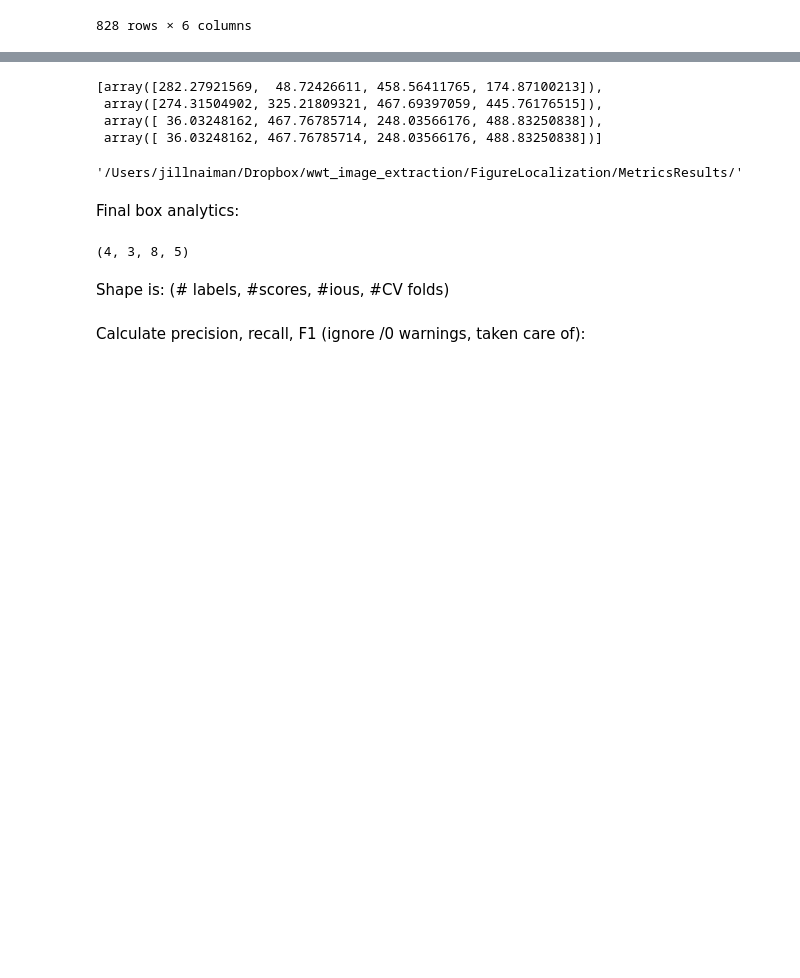
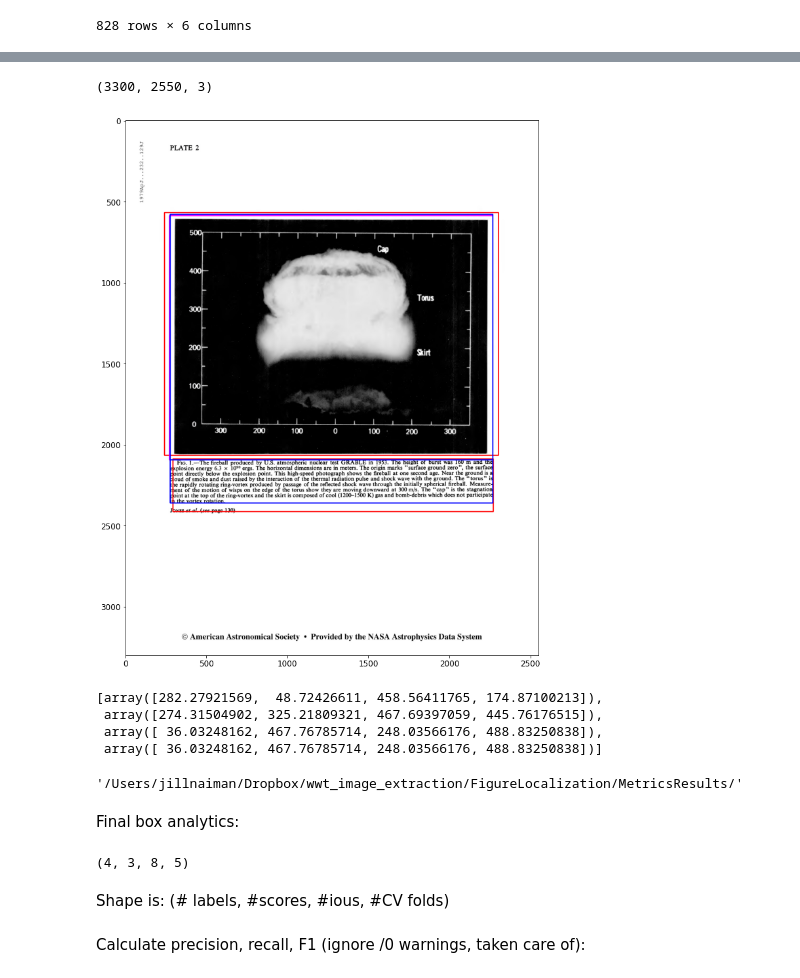
Before and after one commit to ReadingTimeMachine/figure_and_caption_extraction, a Jupyter notebook: misc/calc_metrics_others.ipynb, the cells around one changed output, grey strips where cells are left out. Drawn from its saved outputs; the diff is of its cells as text; code cells hidden in the pictures; blank space fills up the shorter version.

```diff
--- a/misc/calc_metrics_others.ipynb
+++ b/misc/calc_metrics_others.ipynb
@@ -158,0 +163,2 @@ dfall
+# %%
+ind = np.random.randint(0,len(dfall), 1)[0]
@@ -159,3 +175,40 @@ dfall
+# %%
+img.shape
+# %% [output]
+(3300, 2550, 3)
+# %%
+img = np.array(Image.open(config.images_jpeg_dir+ dfall.iloc[ind].name+'.jpeg').convert('RGB'))
+
+#overplot squares
+
+fig, ax = plt.subplots(1,1,figsize=(15,15))
+
+for fb in dfall.iloc[ind]['found_fb']:
+    xmin1 = fb[0]/config.IMAGE_W*img.shape[1]
+    xmax1 = fb[2]/config.IMAGE_W*img.shape[1]
+    ymin1 = fb[1]/config.IMAGE_H*img.shape[0]
+    ymax1 = fb[3]/config.IMAGE_H*img.shape[0]
+    cv.rectangle(img, (round(xmin1), round(ymin1)), (round(xmax1),round(ymax1)), (255, 0, 0), 5)
+
+for fb in dfall.iloc[ind]['found']:
+    xmin1 = fb[0]/config.IMAGE_W*img.shape[1]
+    xmax1 = fb[2]/config.IMAGE_W*img.shape[1]
+    ymin1 = fb[1]/config.IMAGE_H*img.shape[0]
+    ymax1 = fb[3]/config.IMAGE_H*img.shape[0]
+    cv.rectangle(img, (round(xmin1), round(ymin1)), (round(xmax1),round(ymax1)), (255, 0, 255), 5)
+
+for fb in dfall.iloc[ind]['true']:
+    xmin1 = fb[0]/config.IMAGE_W*img.shape[1]
+    xmax1 = fb[2]/config.IMAGE_W*img.shape[1]
+    ymin1 = fb[1]/config.IMAGE_H*img.shape[0]
+    ymax1 = fb[3]/config.IMAGE_H*img.shape[0]
+    cv.rectangle(img, (round(xmin1), round(ymin1)), (round(xmax1),round(ymax1)), (0, 0, 255), 5)
+
+ax.imshow(img)
+
+plt.show()
+# %% [output]
+[figure, added]
 # %%
 dfall.iloc[0]['found_fb']
 # %% [output]
```
Also changed, not shown: parts of 9 cells of this notebook.
